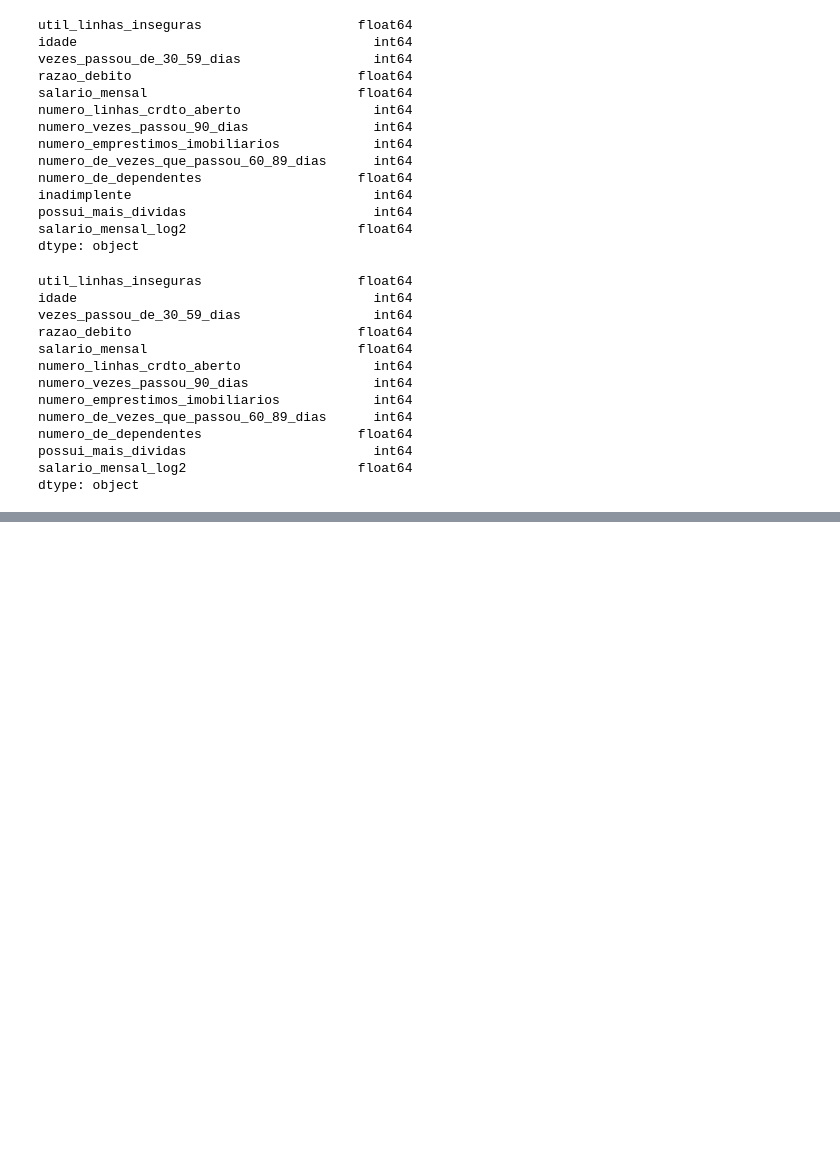
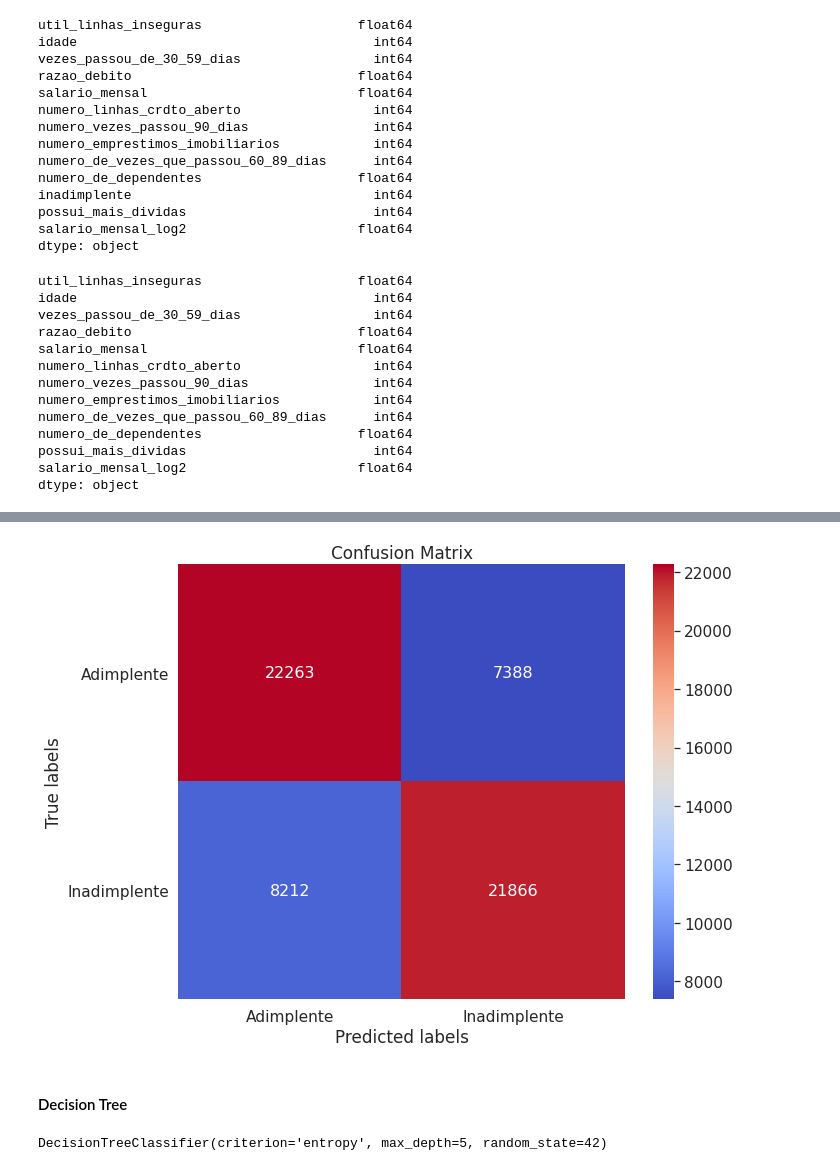
Before and after one commit to Joao-TheCosmosIsInfinite/Modelo-Aprovacao-Credito, a Jupyter notebook: 02_Modelos_Machine.ipynb, the cells around one changed output, grey strips where cells are left out. Saved outputs shown, nothing was run; the diff lists cells and outputs as text; code cells hidden in the pictures; blank space fills up the shorter version.

```diff
--- a/02_Modelos_Machine.ipynb
+++ b/02_Modelos_Machine.ipynb
@@ -115,0 +473,7 @@ dtype: object
+# %%
+# Prevendo os dados
+y_pred_logreg_train = log_reg_1.predict(X_train)
+y_score_logreg_train = log_reg_1.predict_proba(X_train)
+
+y_pred_logreg_test = log_reg_1.predict(X_test)
+y_score_logreg_test = log_reg_1.predict_proba(X_test)
@@ -115,0 +509,18 @@ dtype: object
+# %%
+# Gerando a matriz
+con_m_logreg = confusion_matrix(y_test, y_pred_logreg_test)
+# %%
+# Plotando a matriz
+fn_confusion_matrix(con_m_logreg, ['Adimplente', 'Inadimplente'])
+# %% [output]
+[figure, added]
+# %% [markdown]
+#### Decision Tree
+# %%
+# Instanciando o modelo e aplicando as bases de treino
+dectree_1 = DecisionTreeClassifier(criterion = 'entropy',
+                                     max_depth = 5, #--7
+                                     random_state = 42)
+dectree_1.fit(X_train, y_train)
+# %% [output]
+DecisionTreeClassifier(criterion='entropy', max_depth=5, random_state=42)
```
Also changed, not shown: parts of 96 cells of this notebook, 6 other files.
